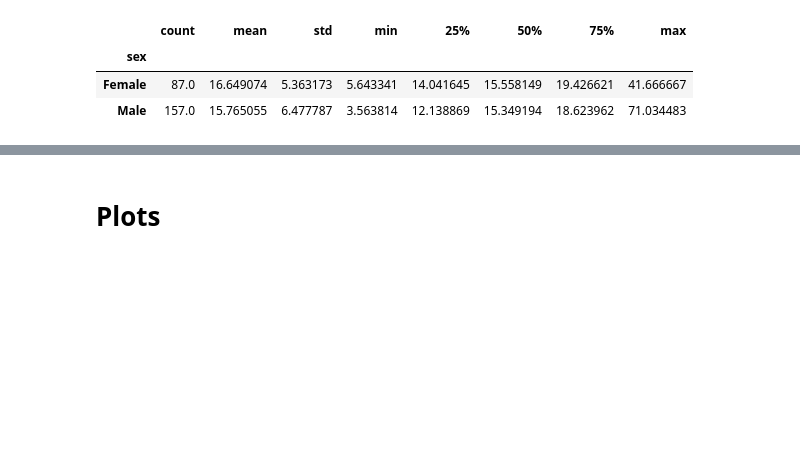
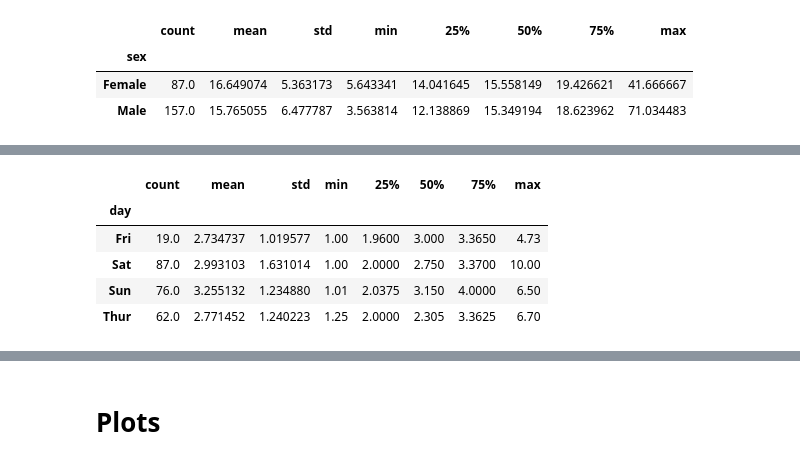
Before and after one commit to edelcorcoran/FDA-Project, a Jupyter notebook: Tips.ipynb, the cells around one changed output, grey strips where cells are left out. Saved outputs shown, nothing was run; the diff lists cells and outputs as text; code cells hidden in the pictures; blank space fills up the shorter version.

```diff
--- a/Tips.ipynb
+++ b/Tips.ipynb
@@ -505,0 +508,9 @@ dtype: int64
+# %%
+df.groupby(by='day')['tip'].describe() # Desriptive Statistics table by day for tip
+# %% [output]
+|  | count | mean | std | min | 25% | 50% | 75% | max |
+| day |  |  |  |  |  |  |  |  |
+| Fri | 19.0 | 2.734737 | 1.019577 | 1.00 | 1.9600 | 3.000 | 3.3650 | 4.73 |
+| Sat | 87.0 | 2.993103 | 1.631014 | 1.00 | 2.0000 | 2.750 | 3.3700 | 10.00 |
+| Sun | 76.0 | 3.255132 | 1.234880 | 1.01 | 2.0375 | 3.150 | 4.0000 | 6.50 |
+| Thur | 62.0 | 2.771452 | 1.240223 | 1.25 | 2.0000 | 2.305 | 3.3625 | 6.70 |
```
Also changed, not shown: parts of 36 cells of this notebook.
